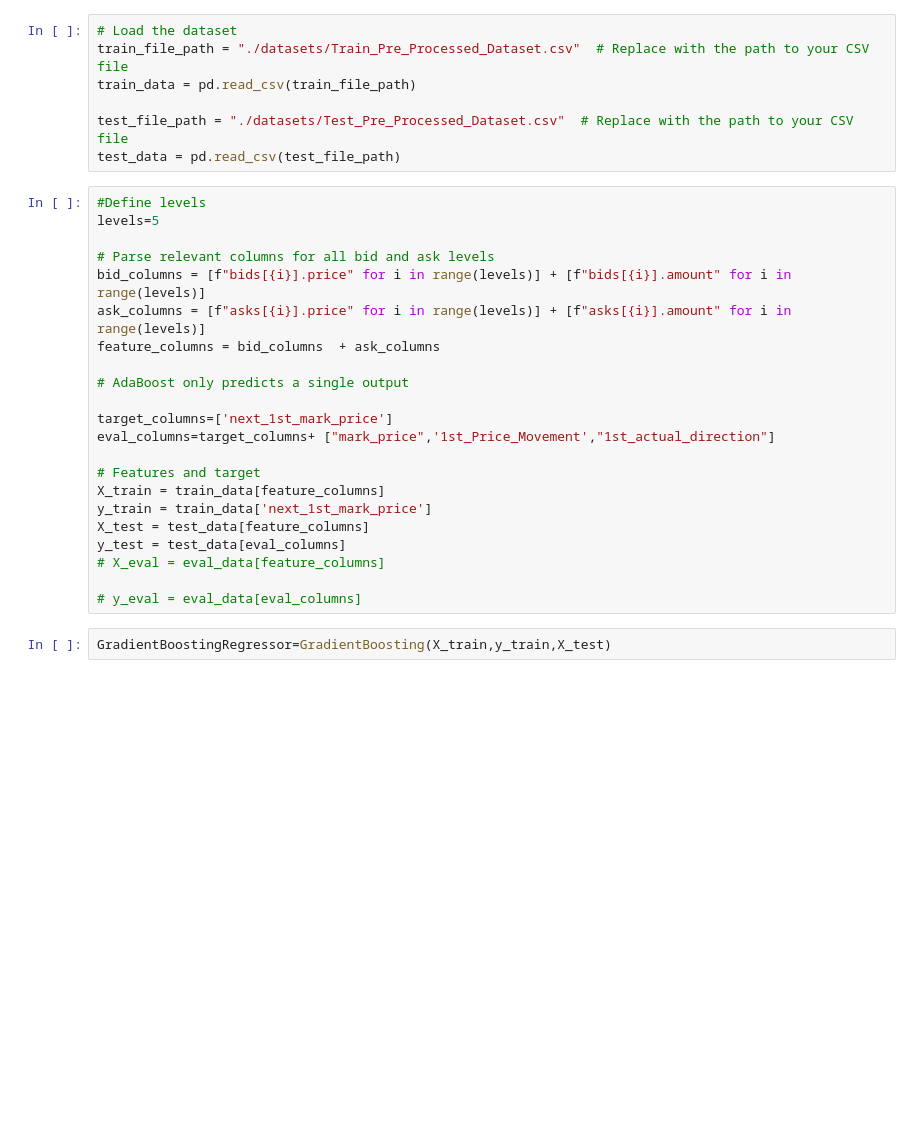
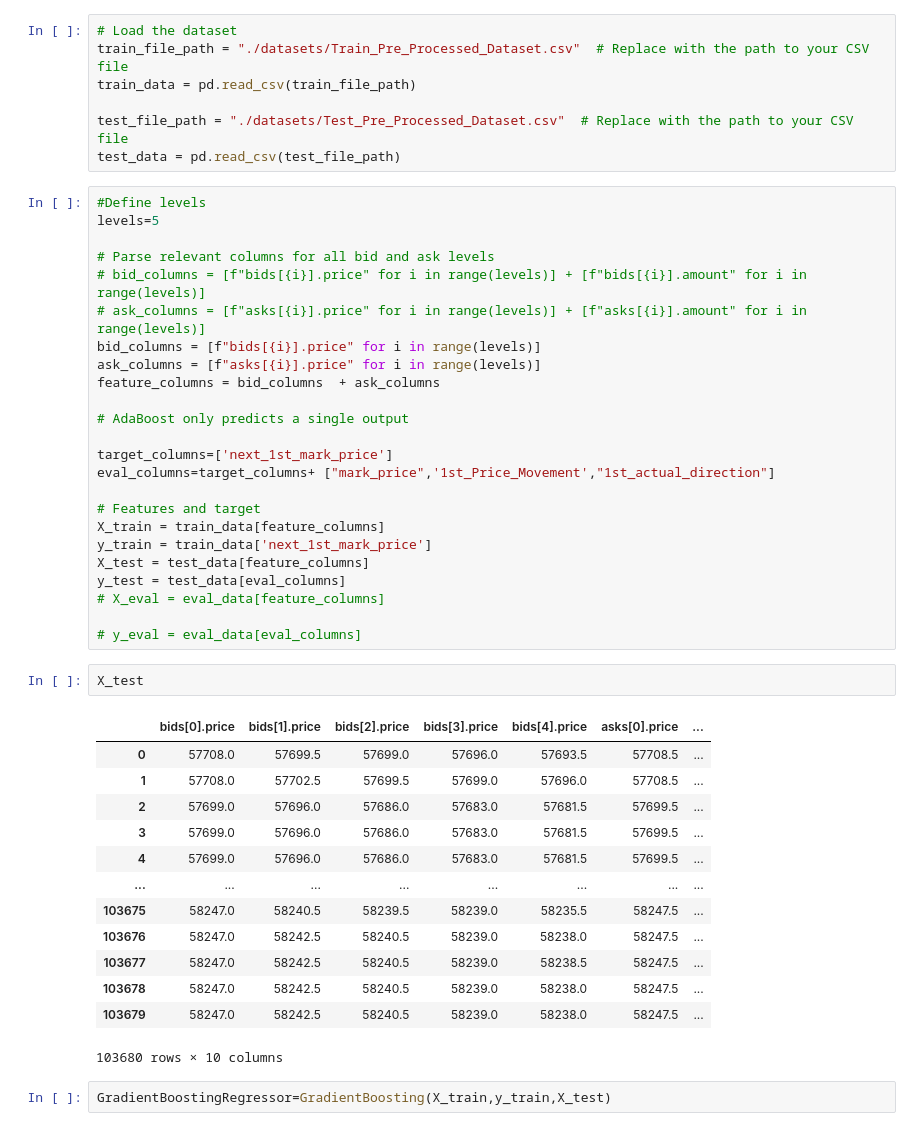
Before and after one commit to jyam12/FYP, a Jupyter notebook: Elevate_GBR.ipynb, the cells around one changed output. Saved outputs shown, nothing was run; the diff lists cells and outputs as text; blank space fills up the shorter version.

```diff
--- a/Elevate_GBR.ipynb
+++ b/Elevate_GBR.ipynb
@@ -21,8 +21,10 @@ test_data = pd.read_csv(test_file_path)
 levels=5
 
 # Parse relevant columns for all bid and ask levels
-bid_columns = [f"bids[{i}].price" for i in range(levels)] + [f"bids[{i}].amount" for i in range(levels)]
-ask_columns = [f"asks[{i}].price" for i in range(levels)] + [f"asks[{i}].amount" for i in range(levels)]
+# bid_columns = [f"bids[{i}].price" for i in range(levels)] + [f"bids[{i}].amount" for i in range(levels)]
+# ask_columns = [f"asks[{i}].price" for i in range(levels)] + [f"asks[{i}].amount" for i in range(levels)]
+bid_columns = [f"bids[{i}].price" for i in range(levels)]
+ask_columns = [f"asks[{i}].price" for i in range(levels)]
 feature_columns = bid_columns  + ask_columns
 
 # AdaBoost only predicts a single output
@@ -38,6 +40,22 @@ y_test = test_data[eval_columns]
 # X_eval = eval_data[feature_columns]
 
 # y_eval = eval_data[eval_columns]
+# %%
+X_test
+# %% [output]
+|  | bids[0].price | bids[1].price | bids[2].price | bids[3].price | bids[4].price | asks[0].price | ... |
+| 0 | 57708.0 | 57699.5 | 57699.0 | 57696.0 | 57693.5 | 57708.5 | ... |
+| 1 | 57708.0 | 57702.5 | 57699.5 | 57699.0 | 57696.0 | 57708.5 | ... |
+| 2 | 57699.0 | 57696.0 | 57686.0 | 57683.0 | 57681.5 | 57699.5 | ... |
+| 3 | 57699.0 | 57696.0 | 57686.0 | 57683.0 | 57681.5 | 57699.5 | ... |
+| 4 | 57699.0 | 57696.0 | 57686.0 | 57683.0 | 57681.5 | 57699.5 | ... |
+| ... | ... | ... | ... | ... | ... | ... | ... |
+| 103675 | 58247.0 | 58240.5 | 58239.5 | 58239.0 | 58235.5 | 58247.5 | ... |
+| 103676 | 58247.0 | 58242.5 | 58240.5 | 58239.0 | 58238.0 | 58247.5 | ... |
+| 103677 | 58247.0 | 58242.5 | 58240.5 | 58239.0 | 58238.5 | 58247.5 | ... |
+| 103678 | 58247.0 | 58242.5 | 58240.5 | 58239.0 | 58238.0 | 58247.5 | ... |
+| 103679 | 58247.0 | 58242.5 | 58240.5 | 58239.0 | 58238.0 | 58247.5 | ... |
+103680 rows × 10 columns
 # %%
 GradientBoostingRegressor=GradientBoosting(X_train,y_train,X_test)
 # %%
```
Also changed, not shown: parts of 5 cells of this notebook, 34 other files.
